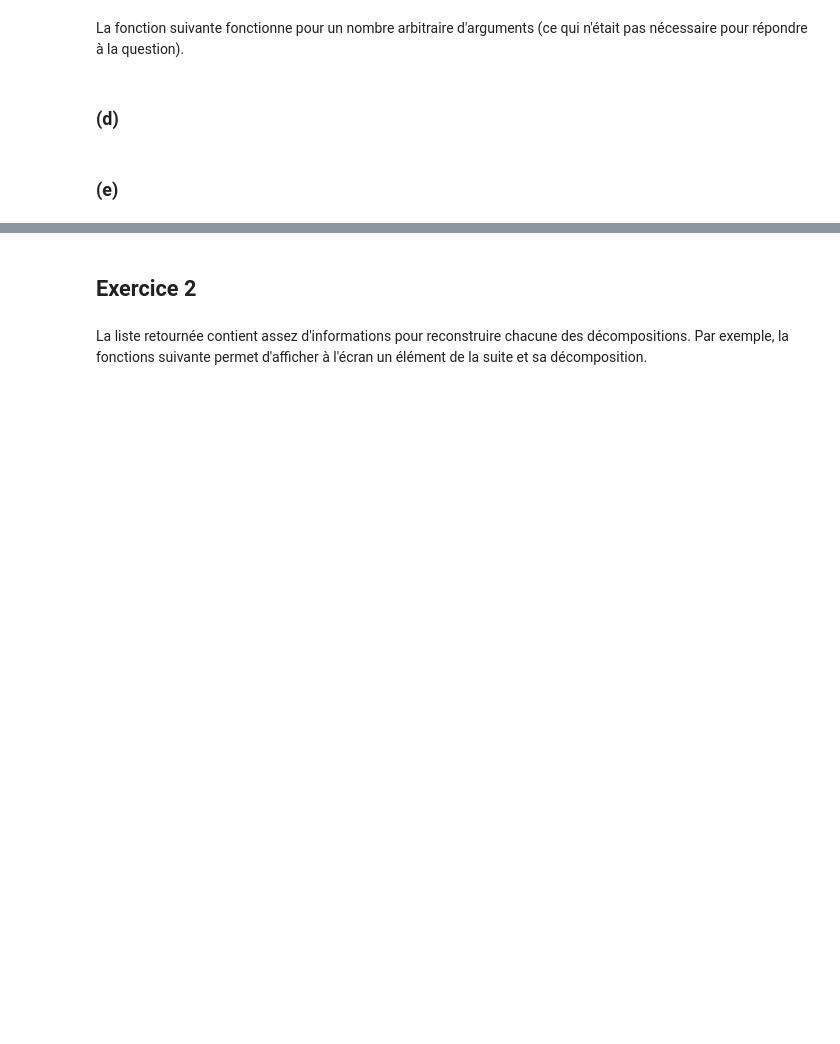
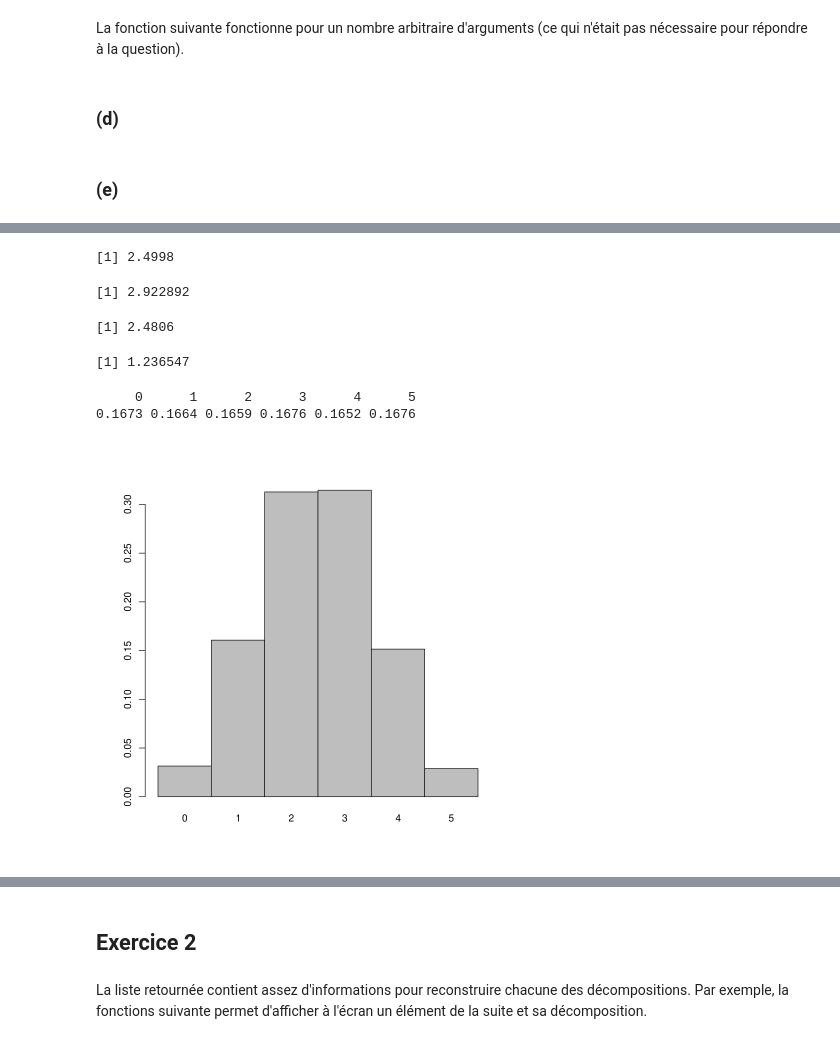
Before and after one commit to ps-pat/mat8186-test, a Jupyter notebook: devoir2/solution.ipynb, the cells around one changed output, grey strips where cells are left out. Cells and saved outputs as stored; diff of their text form; code cells hidden in the pictures; blank space fills up the shorter version.

```diff
--- a/devoir2/solution.ipynb
+++ b/devoir2/solution.ipynb
@@ -52,0 +65,3 @@ rand_hist <- function(sim) barplot(rand_stats(sim), space = 0L)
+# %%
+uni5 <- rand_gen(rep(1, 6))
+bin5 <- rand_gen(c(1, 5, 10, 10, 5, 1) / 32)
@@ -52,0 +71,21 @@ rand_hist <- function(sim) barplot(rand_stats(sim), space = 0L)
+# %%
+mean(sample_uni5)
+var(sample_uni5)
+# %% [output]
+[1] 2.4998
+[1] 2.922892
+# %%
+mean(sample_bin5)
+var(sample_bin5)
+# %% [output]
+[1] 2.4806
+[1] 1.236547
+# %%
+rand_stats(uni5)
+# %% [output]
+     0      1      2      3      4      5
+0.1673 0.1664 0.1659 0.1676 0.1652 0.1676
+# %%
+rand_hist(bin5)
+# %% [output]
+[figure, added]
```
Also changed, not shown: parts of 9 cells of this notebook, 1 other file.
